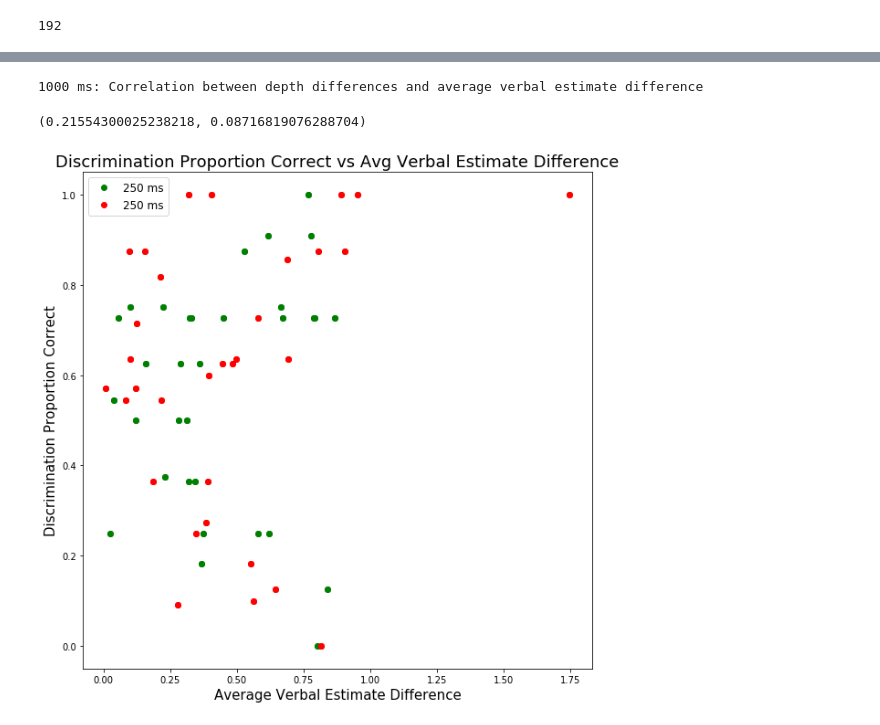
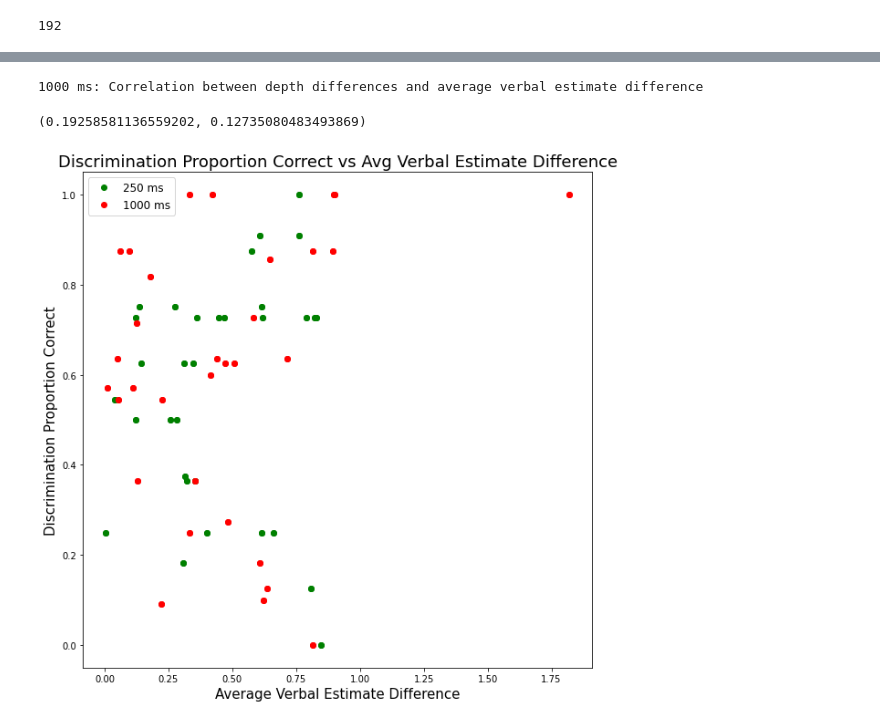
Before and after one commit to prachimahab/depth_discrimination, a Jupyter notebook: discrimination_analysis.ipynb, the cells around one changed output, grey strips where cells are left out. Saved outputs shown, nothing was run; the diff lists cells and outputs as text; code cells hidden in the pictures.

Commit message:
verbal estim corr

```diff
--- a/discrimination_analysis.ipynb
+++ b/discrimination_analysis.ipynb
@@ -62,9 +62,9 @@ weird_ids = ['8-21-2021_10-40-5_899510.csv']
 
 # data_path = '/Users/prachi/Documents/depth_duration/depth_discrimination/v2_depthdiscrim_pilot1_data'
 
-# data_path = '/Users/prachi/Documents/depth_duration/target_at_center/v2_depth_discrimination/data'
+data_path = '/Users/prachi/Documents/depth_duration/depth_discrimination/v2_depthdiscrim_pilot2_data'
 
-data_path = '/Users/pmahableshwarkar/Documents/Depth_Project/depth_discrimination/v2_depthdiscrim_pilot2_data'
+# data_path = '/Users/pmahableshwarkar/Documents/Depth_Project/depth_discrimination/v2_depthdiscrim_pilot2_data'
 # %%
 raw_discrim, raw_ratings = combineCSVs(data_path, 40)
 # %%
@@ -1223,5 +1219,7 @@ all_discrim_performance['depth_discrimination_stimuli/001618_2014-06-20_11-37-31
 # %%
-TAC_raw_individual_trial_data_path  = '/Users/pmahableshwarkar/Documents/Depth_Project/depth_duration_analysis/TAC_npy_files/TAC_raw_individual_trial_data/'
+TAC_raw_individual_trial_data_path = '/Users/prachi/Documents/depth_duration/depth_duration_analysis/TAC_npy_files/TAC_raw_individual_trial_data/'
+
+# TAC_raw_individual_trial_data_path  = '/Users/pmahableshwarkar/Documents/Depth_Project/depth_duration_analysis/TAC_npy_files/TAC_raw_individual_trial_data/'
 
 # x data
 with open(TAC_raw_individual_trial_data_path + 'X_250.npy' , 'rb') as f:
@@ -1326,3 +1326,6 @@ for key in all_discrim_performance.keys():
 
     trial_accuracy = all_discrim_performance[key]['accuracy_1000'][0]
     accuracy_1000.append(trial_accuracy)
+    if trial_accuracy < 0.1:
+        print(key)
+        print(avg_estim_stim0, avg_estim_stim1)
@@ -1331,15 +1358,15 @@ print('1000 ms: Correlation between depth differences and average verbal estimat
 stats.pearsonr(accuracy_1000, avg_verbal_estim_diff_1000)
 # %% [output]
 1000 ms: Correlation between depth differences and average verbal estimate difference
-(0.21554300025238218, 0.08716819076288704)
+(0.19258581136559202, 0.12735080483493869)
 # %%
 plt.figure(figsize=[10,10])
 plt.plot(np.array(avg_verbal_estim_diff_250), np.array(accuracy_250), 'go', label='250 ms')
-plt.plot(np.array(avg_verbal_estim_diff_1000), np.array(accuracy_1000), 'ro', label='250 ms')
+plt.plot(np.array(avg_verbal_estim_diff_1000), np.array(accuracy_1000), 'ro', label='1000 ms')
 plt.xlabel('Average Verbal Estimate Difference', fontsize=15)
 plt.ylabel('Discrimination Proportion Correct', fontsize = 15)
 plt.legend(fontsize = 12)
 plt.title('Discrimination Proportion Correct vs Avg Verbal Estimate Difference', fontsize = 18)
 plt.show();
 # %% [output]
-[figure, old version]
+[figure, new version]
```
Also changed, not shown: parts of 28 cells of this notebook.
